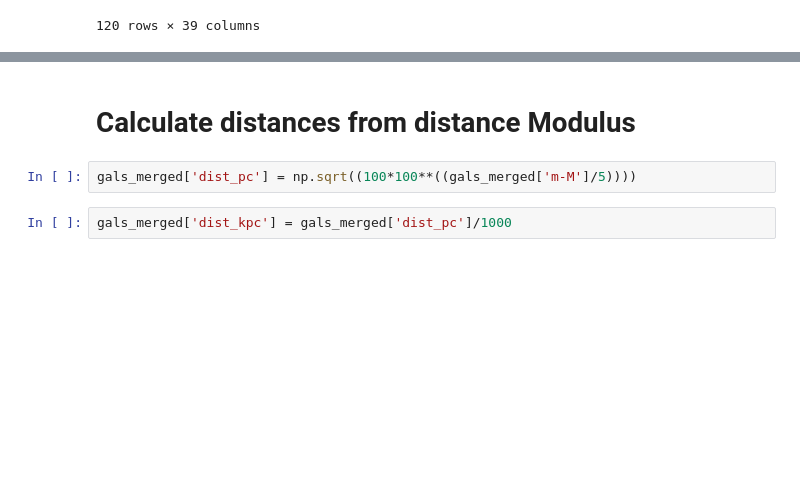
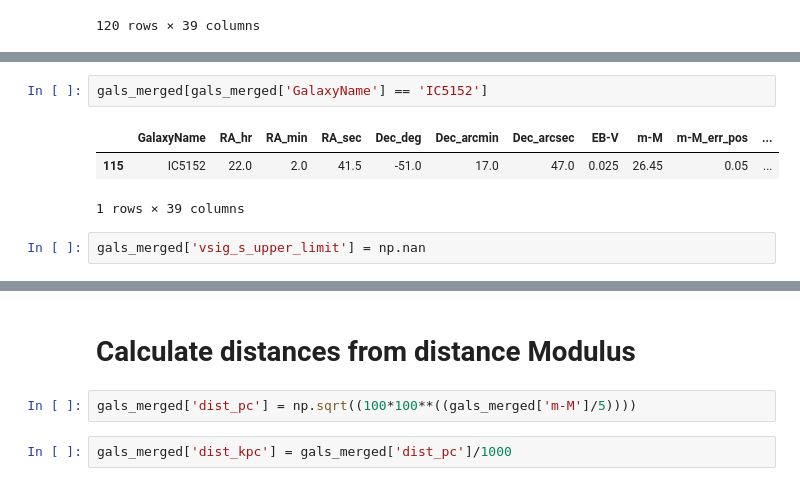
Before and after one commit to janagrc/HIdwarflimits, a Jupyter notebook: HI_Limits.ipynb, the cells around one changed output, grey strips where cells are left out. Drawn from its saved outputs; the diff is of its cells as text; blank space fills up the shorter version.

```diff
--- a/HI_Limits.ipynb
+++ b/HI_Limits.ipynb
@@ -130,0 +142,8 @@ gals_merged[gals_merged['Data'] == 'x']
+# %%
+gals_merged[gals_merged['GalaxyName'] == 'IC5152']
+# %% [output]
+|  | GalaxyName | RA_hr | RA_min | RA_sec | Dec_deg | Dec_arcmin | Dec_arcsec | EB-V | m-M | m-M_err_pos | ... |
+| 115 | IC5152 | 22.0 | 2.0 | 41.5 | -51.0 | 17.0 | 47.0 | 0.025 | 26.45 | 0.05 | ... |
+1 rows × 39 columns
+# %%
+gals_merged['vsig_s_upper_limit'] = np.nan
```
Also changed, not shown: parts of 20 cells of this notebook, 3 other files.
